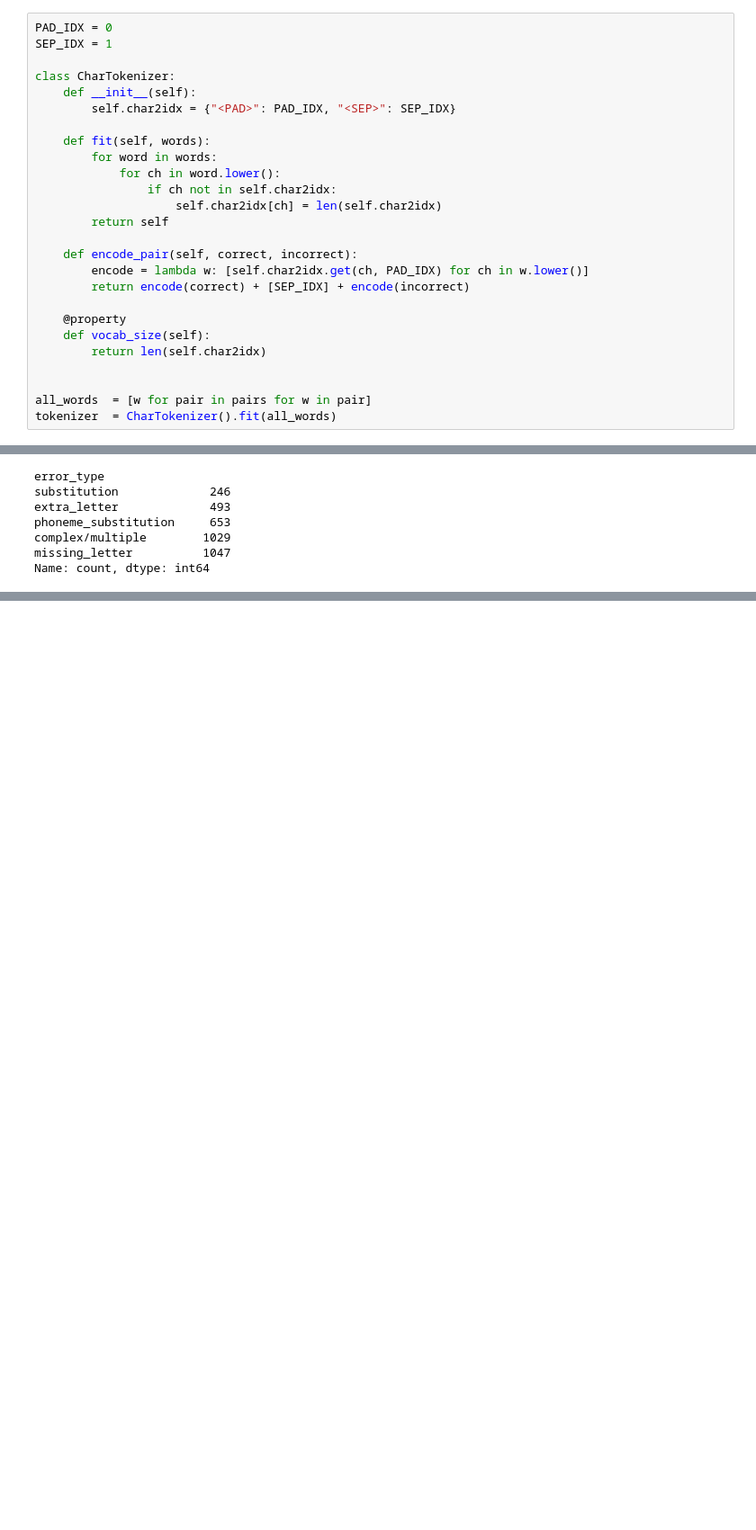
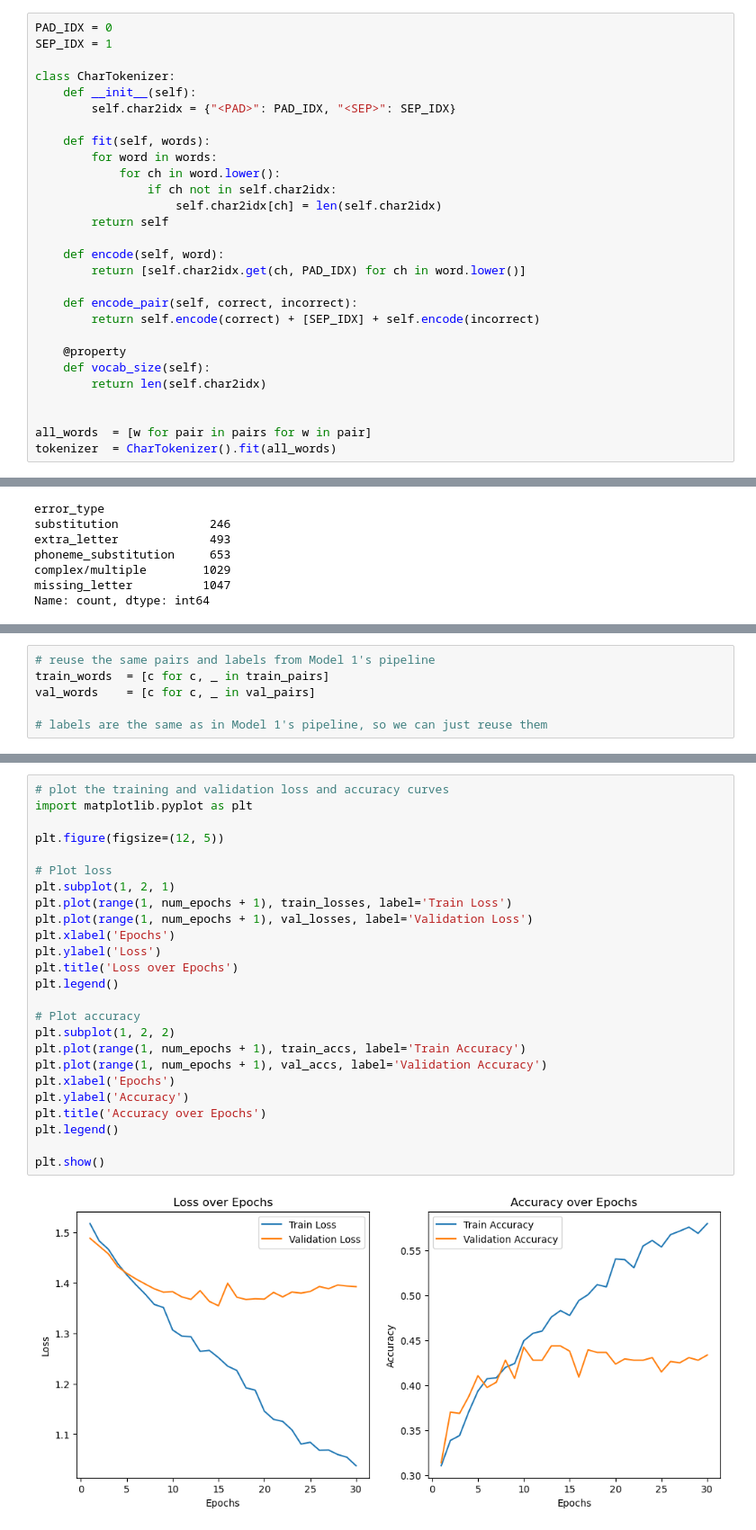
Before and after one commit to Geo-Lu-Zhu/SpellSpark, a Jupyter notebook: models/nn models poc/bilstm_and_char_nn.ipynb, the cells around one changed output, grey strips where cells are left out. Shown at 90% size. Drawn from its saved outputs; the diff is of its cells as text; blank space fills up the shorter version.

Commit message:
add model 2

```diff
--- a/models/nn models poc/bilstm_and_char_nn.ipynb
+++ b/models/nn models poc/bilstm_and_char_nn.ipynb
@@ -98,9 +98,11 @@ class CharTokenizer:
                     self.char2idx[ch] = len(self.char2idx)
         return self
 
+    def encode(self, word):
+        return [self.char2idx.get(ch, PAD_IDX) for ch in word.lower()]
+
     def encode_pair(self, correct, incorrect):
-        encode = lambda w: [self.char2idx.get(ch, PAD_IDX) for ch in w.lower()]
-        return encode(correct) + [SEP_IDX] + encode(incorrect)
+        return self.encode(correct) + [SEP_IDX] + self.encode(incorrect)
 
     @property
     def vocab_size(self):
@@ -367,0 +376,6 @@ Name: count, dtype: int64
+# %%
+# reuse the same pairs and labels from Model 1's pipeline
+train_words  = [c for c, _ in train_pairs]
+val_words    = [c for c, _ in val_pairs]
+
+# labels are the same as in Model 1's pipeline, so we can just reuse them
@@ -367,0 +516,27 @@ Name: count, dtype: int64
+# %%
+# plot the training and validation loss and accuracy curves
+import matplotlib.pyplot as plt
+
+plt.figure(figsize=(12, 5))
+
+# Plot loss
+plt.subplot(1, 2, 1)
+plt.plot(range(1, num_epochs + 1), train_losses, label='Train Loss')
+plt.plot(range(1, num_epochs + 1), val_losses, label='Validation Loss')
+plt.xlabel('Epochs')
+plt.ylabel('Loss')
+plt.title('Loss over Epochs')
+plt.legend()
+
+# Plot accuracy
+plt.subplot(1, 2, 2)
+plt.plot(range(1, num_epochs + 1), train_accs, label='Train Accuracy')
+plt.plot(range(1, num_epochs + 1), val_accs, label='Validation Accuracy')
+plt.xlabel('Epochs')
+plt.ylabel('Accuracy')
+plt.title('Accuracy over Epochs')
+plt.legend()
+
+plt.show()
+# %% [output]
+[figure, added]
```
Also changed, not shown: parts of 15 cells of this notebook.
